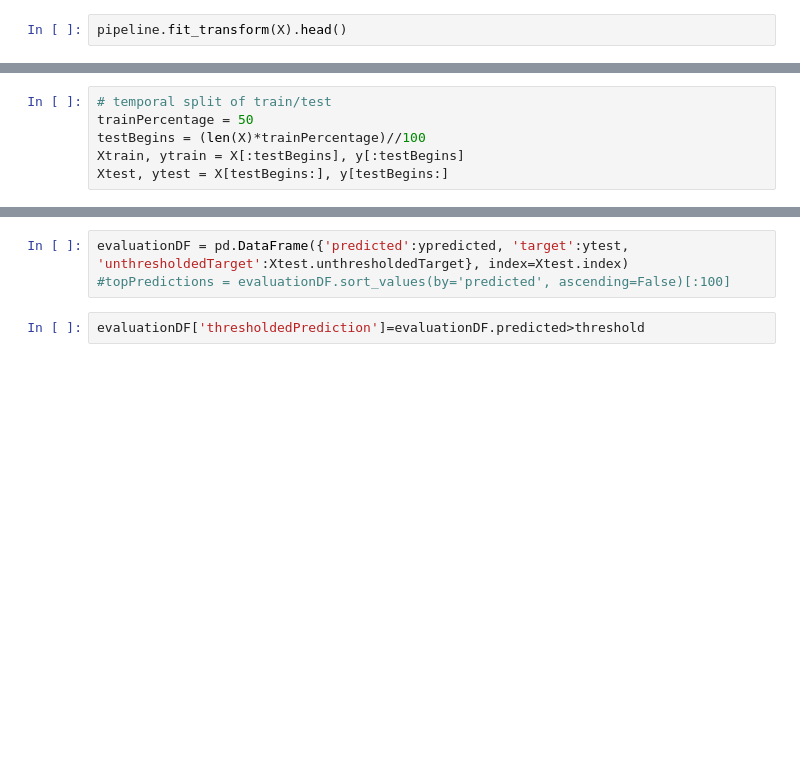
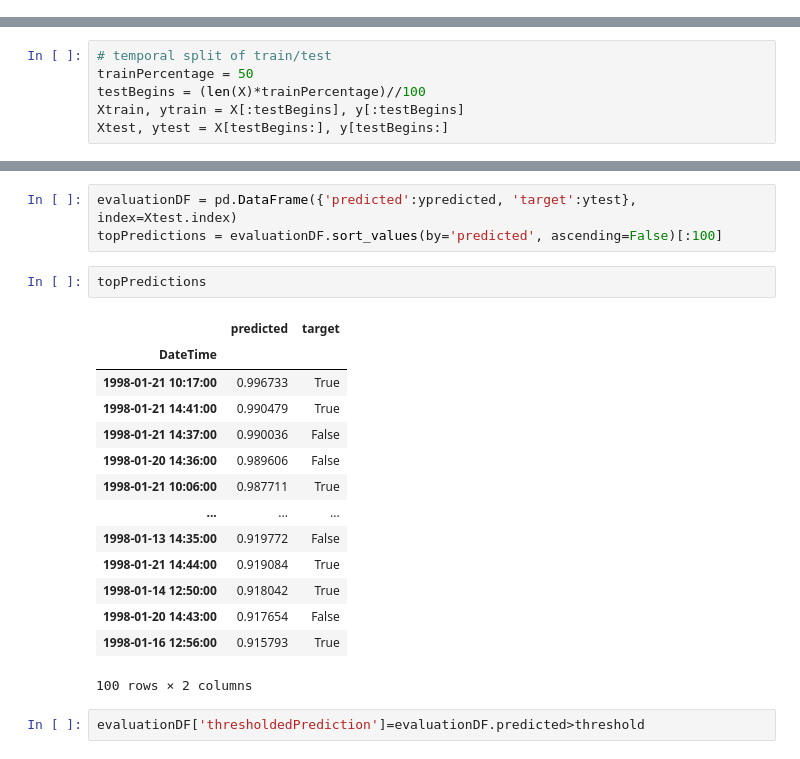
Before and after one commit to luisduque440/moneyManager, a Jupyter notebook: modeling/EDA_IBM_1min.ipynb, the cells around one changed output, grey strips where cells are left out. Drawn from its saved outputs; the diff is of its cells as text; blank space fills up the shorter version.

Commit message:
starterd created the new target we need

```diff
--- a/modeling/EDA_IBM_1min.ipynb
+++ b/modeling/EDA_IBM_1min.ipynb
@@ -90,4 +72,2 @@ X
 # %%
 pipeline = generatePipeline()
-# %%
-pipeline.fit_transform(X).head()
@@ -131,6 +100,23 @@ plt.plot([0, 1], [base_rate, base_rate]);
 # %%
-evaluationDF = pd.DataFrame({'predicted':ypredicted, 'target':ytest, 'unthresholdedTarget':Xtest.unthresholdedTarget}, index=Xtest.index)
-#topPredictions = evaluationDF.sort_values(by='predicted', ascending=False)[:100]
+evaluationDF = pd.DataFrame({'predicted':ypredicted, 'target':ytest}, index=Xtest.index)
+topPredictions = evaluationDF.sort_values(by='predicted', ascending=False)[:100]
+# %%
+topPredictions
+# %% [output]
+|  | predicted | target |
+| DateTime |  |  |
+| 1998-01-21 10:17:00 | 0.996733 | True |
+| 1998-01-21 14:41:00 | 0.990479 | True |
+| 1998-01-21 14:37:00 | 0.990036 | False |
+| 1998-01-20 14:36:00 | 0.989606 | False |
+| 1998-01-21 10:06:00 | 0.987711 | True |
+| ... | ... | ... |
+| 1998-01-13 14:35:00 | 0.919772 | False |
+| 1998-01-21 14:44:00 | 0.919084 | True |
+| 1998-01-14 12:50:00 | 0.918042 | True |
+| 1998-01-20 14:43:00 | 0.917654 | False |
+| 1998-01-16 12:56:00 | 0.915793 | True |
+100 rows × 2 columns
 # %%
 evaluationDF['thresholdedPrediction']=evaluationDF.predicted>threshold
 # %%
```
Also changed, not shown: parts of 23 cells of this notebook, 3 other files.
